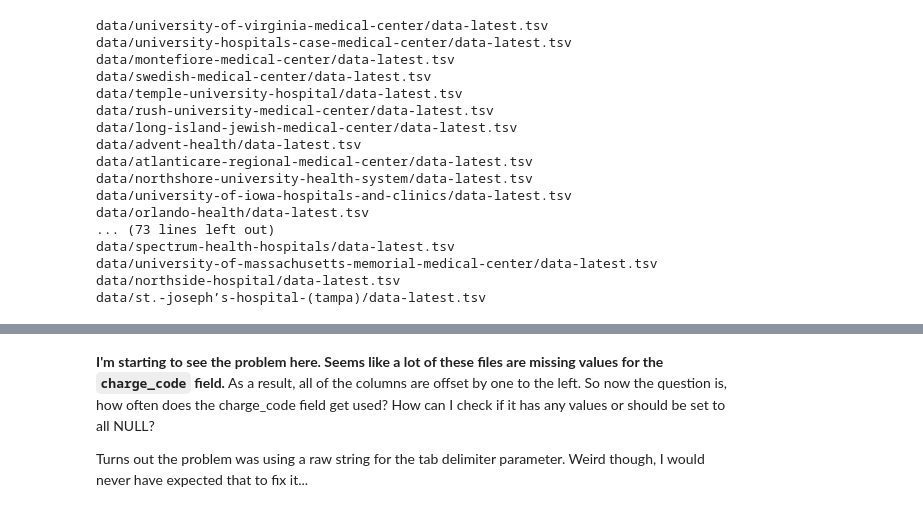
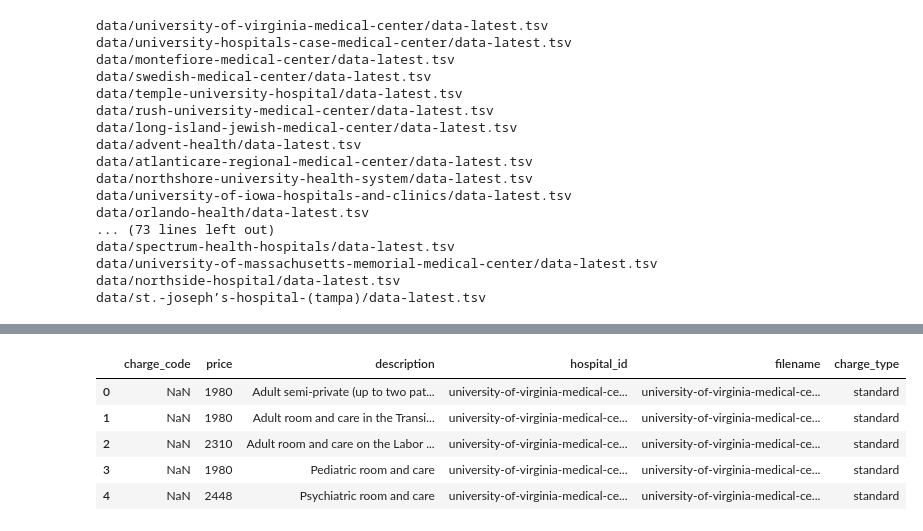
Before and after one commit to emigre459/hospital-chargemaster, a Jupyter notebook: Data_Exploration.ipynb, the cells around one changed output, grey strips where cells are left out. Saved outputs shown, nothing was run; the diff lists cells and outputs as text; code cells hidden in the pictures.

Commit message:
bug: Complete fix for bad data-latest.tsv imports

```diff
--- a/Data_Exploration.ipynb
+++ b/Data_Exploration.ipynb
@@ -157,22 +165,0 @@ df.info(memory_usage = 'deep')
-# %%
-# Figure out what the chars are that are screwing this up (e.g double quotes)
-# and what file they're in, so I can manually correct the file in question
-
-# Looking into line 608,919. Which file is that? Assume they're being accessed in same order
-# as iglob-generated filepath iterator
-
-#Let's generate the filepaths in a list instead of iterator, so I can call specific elements
-all_files = glob('data/*/data-latest*.tsv')
-individual_dfs = (pd.read_csv(f, delimiter = r'\t') for f in all_files)
-
-# Now, we'll iterate through each DataFrame, counting rows as we go, until we find a problem
-row_total = 0
-i = 0
-for df in individual_dfs:
-    row_total += len(df)
-
-    if row_total >= 608919:
-        print(f"The problem file in question is either {all_files[i]} or \
-        {all_files[i-1]}. Row count running total is currently {row_total}.")
-        break
-    else: i += 1
@@ -194,17 +165,0 @@ pd.DataFrame(data = [[1,2,3], [4,5,6], [7,8,9]], columns = ['a', 'b', 'c']).appe
-# %%
-#Let's generate the filepaths in a list instead of iterator, so I can call specific elements
-all_files = glob('data/*/data-latest*.tsv')
-individual_dfs = (pd.read_csv(f, delimiter = r'\t') for f in all_files)
-
-metadata_big_dfs = pd.DataFrame(columns = ['Filepath', 'Row Count', 'Index in all_files'])
-
-# Now, we'll iterate through each DataFrame, counting rows as we go, until we find a problem
-i = 0
-for df in individual_dfs:
-    if row_total >= 608919:
-        metadata_big_dfs.append({'Filepath': all_files[i],
-                                 'Row Count': len(df),
-                                 'Index in all_files': i},
-                               ignore_index = True)
-
-    i += 1
@@ -254,4 +166,9 @@ pd.read_csv('problem_lines.tsv', delimiter = '\t',
-# %% [markdown]
-**I'm starting to see the problem here. Seems like a lot of these files are missing values for the `charge_code` field.** As a result, all of the columns are offset by one to the left. So now the question is, how often does the charge_code field get used? How can I check if it has any values or should be set to all NULL?
-
-Turns out the problem was using a raw string for the tab delimiter parameter. Weird though, I would never have expected that to fix it...
+# %%
+df.head()
+# %% [output]
+|  | charge_code | price | description | hospital_id | filename | charge_type |
+| 0 | NaN | 1980 | Adult semi-private (up to two pat... | university-of-virginia-medical-ce... | university-of-virginia-medical-ce... | standard |
+| 1 | NaN | 1980 | Adult room and care in the Transi... | university-of-virginia-medical-ce... | university-of-virginia-medical-ce... | standard |
+| 2 | NaN | 2310 | Adult room and care on the Labor ... | university-of-virginia-medical-ce... | university-of-virginia-medical-ce... | standard |
+| 3 | NaN | 1980 | Pediatric room and care | university-of-virginia-medical-ce... | university-of-virginia-medical-ce... | standard |
+| 4 | NaN | 2448 | Psychiatric room and care | university-of-virginia-medical-ce... | university-of-virginia-medical-ce... | standard |
```
Also changed, not shown: parts of 15 cells of this notebook.
